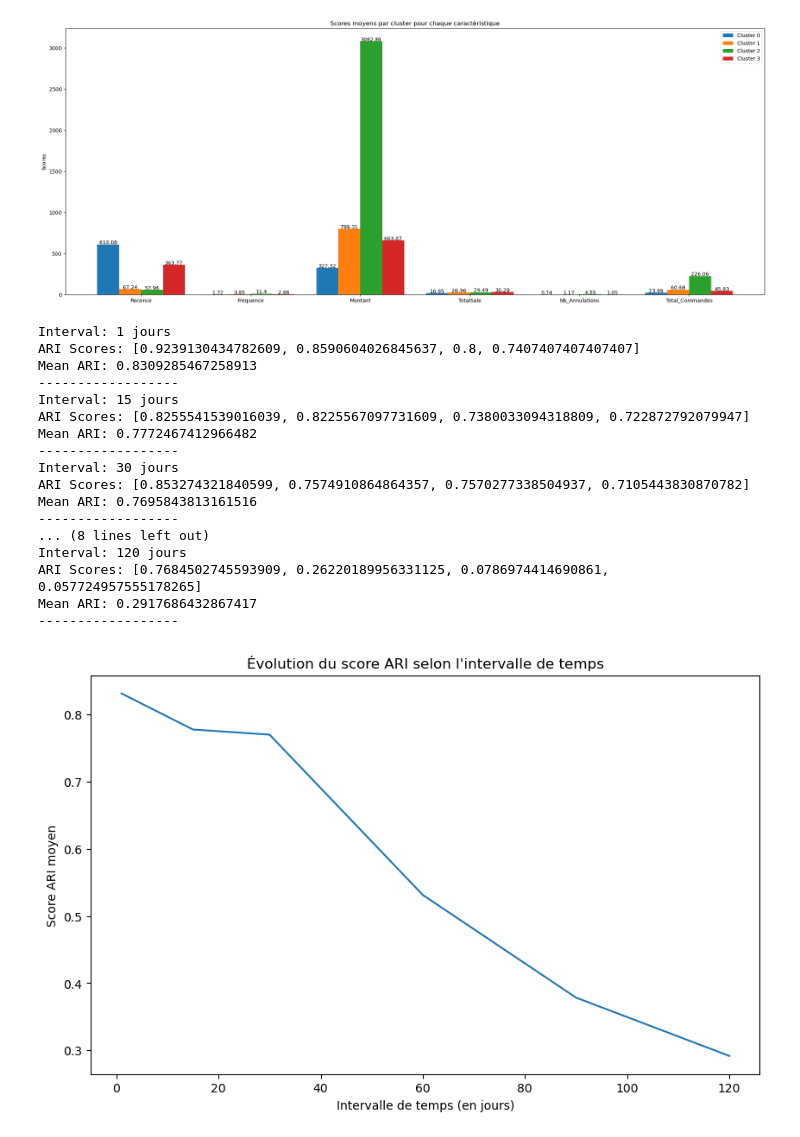
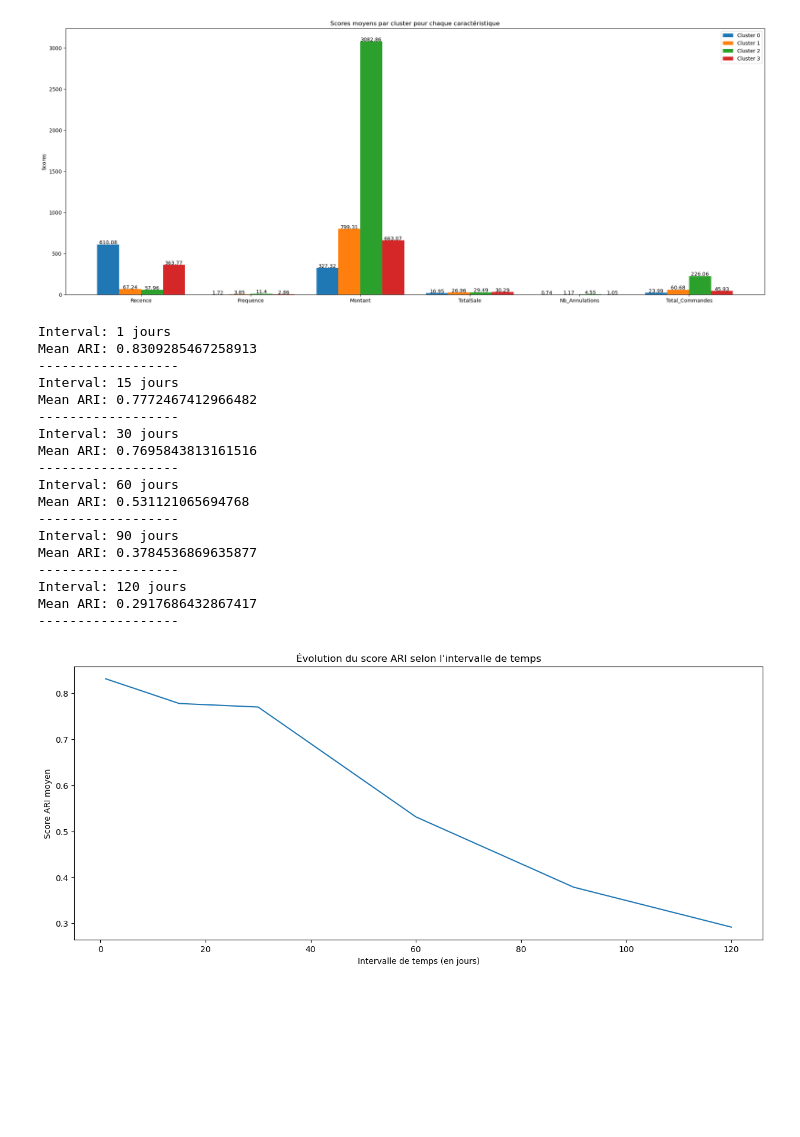
Before and after one commit to neevaiti/segmentation_client_simplon, a Jupyter notebook: seg_clients.ipynb, the cells around one changed output. Cells and saved outputs as stored; diff of their text form; code cells hidden in the pictures; blank space fills up the shorter version.

```diff
--- a/seg_clients.ipynb
+++ b/seg_clients.ipynb
@@ -265,38 +265,38 @@ for interval in intervals:
             ari = adjusted_rand_score(old_clusters, current_clusters)
             ari_scores.append(ari)
 
         current_date += timedelta(days=interval)
 
     print(f'Interval: {interval} jours')
     sorted_ari_scores = sorted(ari_scores, reverse=True)[:4]
-    print('ARI Scores:', sorted_ari_scores)
     print('Mean ARI:', np.mean(sorted_ari_scores))
     print('------------------')
 
     ari_scores_means.append(np.mean(sorted_ari_scores))
 
-plt.figure(figsize=(10, 6))
+plt.figure(figsize=(15, 6))
 plt.plot(intervals, ari_scores_means)
 plt.xlabel('Intervalle de temps (en jours)')
 plt.ylabel('Score ARI moyen')
 plt.title("Évolution du score ARI selon l'intervalle de temps")
 plt.show()
 # %% [output]
 Interval: 1 jours
-ARI Scores: [0.9239130434782609, 0.8590604026845637, 0.8, 0.7407407407407407]
 Mean ARI: 0.8309285467258913
 ------------------
 Interval: 15 jours
-ARI Scores: [0.8255541539016039, 0.8225567097731609, 0.7380033094318809, 0.722872792079947]
 Mean ARI: 0.7772467412966482
 ------------------
 Interval: 30 jours
-ARI Scores: [0.853274321840599, 0.7574910864864357, 0.7570277338504937, 0.7105443830870782]
 Mean ARI: 0.7695843813161516
 ------------------
-... (8 lines left out)
+Interval: 60 jours
+Mean ARI: 0.531121065694768
+------------------
+Interval: 90 jours
+Mean ARI: 0.3784536869635877
+------------------
 Interval: 120 jours
-ARI Scores: [0.7684502745593909, 0.26220189956331125, 0.0786974414690861, 0.057724957555178265]
 Mean ARI: 0.2917686432867417
 ------------------
-[figure, old version]
+[figure, new version]
```
